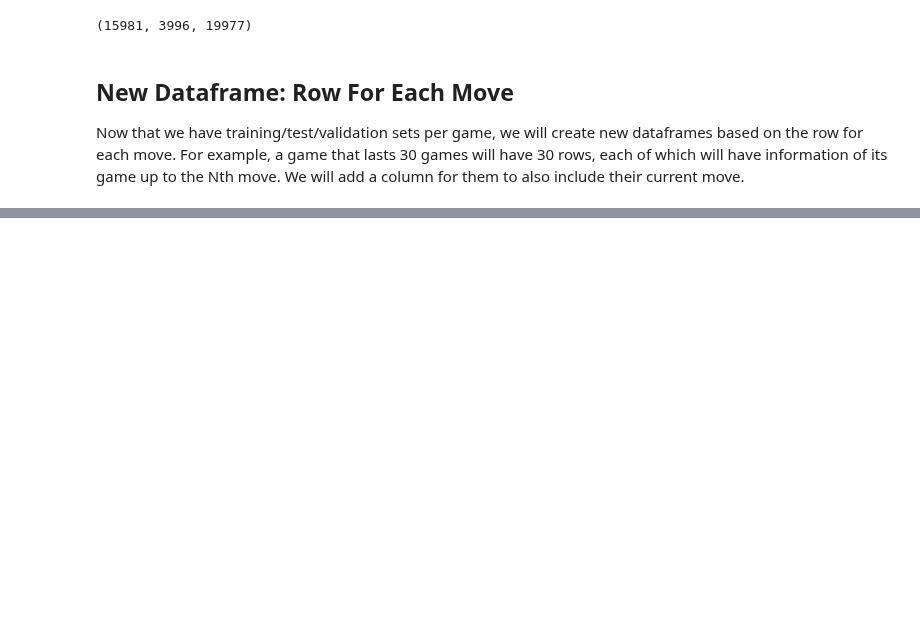
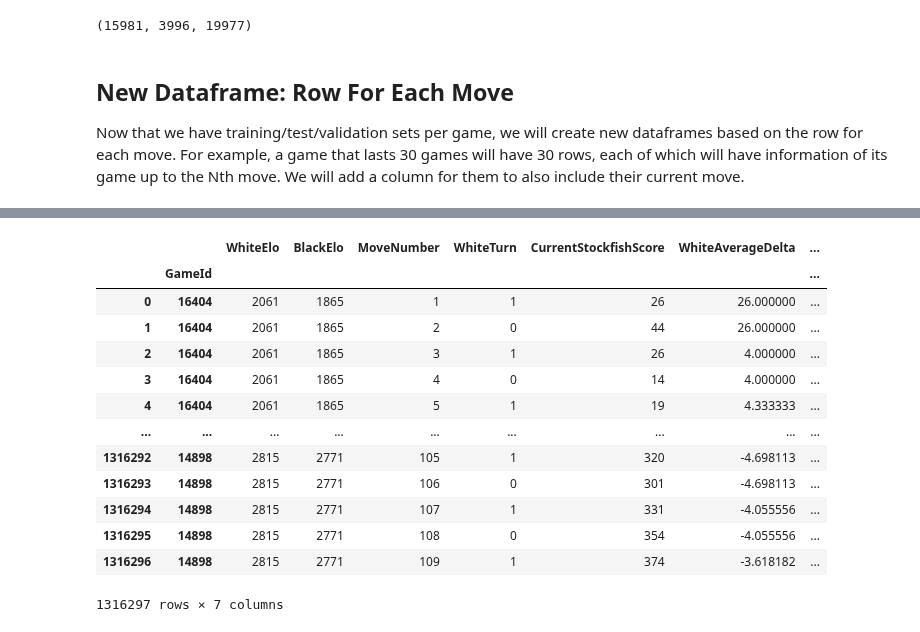
Before and after one commit to piercingecho/chess-win-probability-modeling, a Jupyter notebook: any_move_winprob.ipynb, the cells around one changed output, grey strips where cells are left out. Drawn from its saved outputs; the diff is of its cells as text; code cells hidden in the pictures; blank space fills up the shorter version.

Commit message:
Added any move winprobability code; built an initial XGBoost model.

```diff
--- a/any_move_winprob.ipynb
+++ b/any_move_winprob.ipynb
@@ -184,0 +205,18 @@ ValueError: could not convert string to float: 'e4 e5 Nf3 Nc6 Bc4 Bc5 c3 Nf6 d3
+# %%
+x_trainPerMove
+#y_trainPerMove
+# %% [output]
+|  |  | WhiteElo | BlackElo | MoveNumber | WhiteTurn | CurrentStockfishScore | WhiteAverageDelta | ... |
+|  | GameId |  |  |  |  |  |  | ... |
+| 0 | 16404 | 2061 | 1865 | 1 | 1 | 26 | 26.000000 | ... |
+| 1 | 16404 | 2061 | 1865 | 2 | 0 | 44 | 26.000000 | ... |
+| 2 | 16404 | 2061 | 1865 | 3 | 1 | 26 | 4.000000 | ... |
+| 3 | 16404 | 2061 | 1865 | 4 | 0 | 14 | 4.000000 | ... |
+| 4 | 16404 | 2061 | 1865 | 5 | 1 | 19 | 4.333333 | ... |
+| ... | ... | ... | ... | ... | ... | ... | ... | ... |
+| 1316292 | 14898 | 2815 | 2771 | 105 | 1 | 320 | -4.698113 | ... |
+| 1316293 | 14898 | 2815 | 2771 | 106 | 0 | 301 | -4.698113 | ... |
+| 1316294 | 14898 | 2815 | 2771 | 107 | 1 | 331 | -4.055556 | ... |
+| 1316295 | 14898 | 2815 | 2771 | 108 | 0 | 354 | -4.055556 | ... |
+| 1316296 | 14898 | 2815 | 2771 | 109 | 1 | 374 | -3.618182 | ... |
+1316297 rows × 7 columns
```
Also changed, not shown: parts of 28 cells of this notebook, 5 other files.
